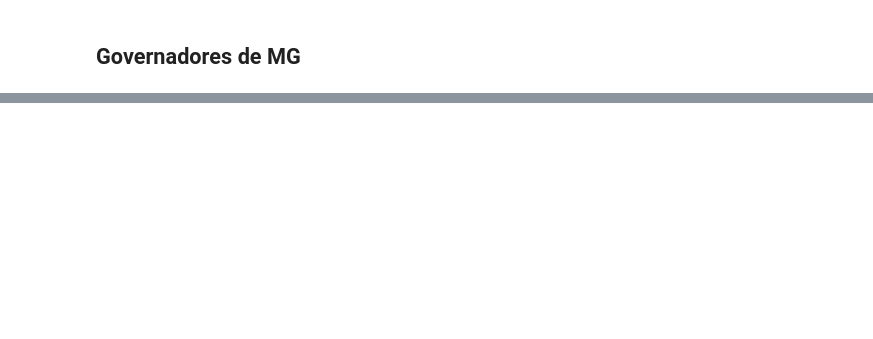
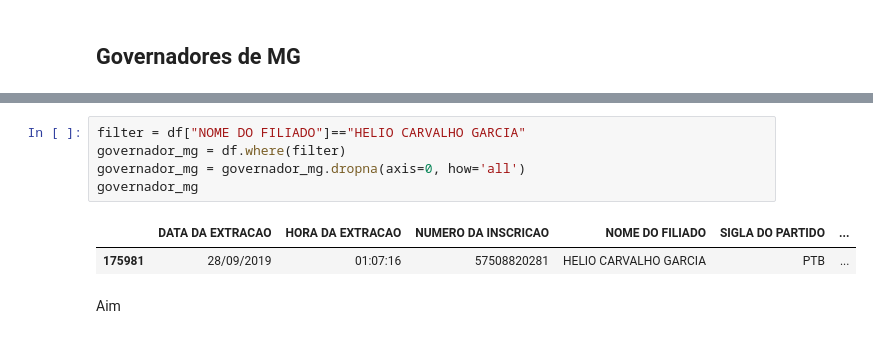
Before and after one commit to pedreirodelima/MG_Filiados, a Jupyter notebook: MG Filiados.ipynb, the cells around one changed output, grey strips where cells are left out. Cells and saved outputs as stored; diff of their text form; blank space fills up the shorter version.

```diff
--- a/MG Filiados.ipynb
+++ b/MG Filiados.ipynb
@@ -327,0 +346,10 @@ Lista dos governadores: https://pt.wikipedia.org/wiki/Lista_de_governadores_de_M
+# %%
+filter = df["NOME DO FILIADO"]=="HELIO CARVALHO GARCIA"
+governador_mg = df.where(filter)
+governador_mg = governador_mg.dropna(axis=0, how='all')
+governador_mg
+# %% [output]
+|  | DATA DA EXTRACAO | HORA DA EXTRACAO | NUMERO DA INSCRICAO | NOME DO FILIADO | SIGLA DO PARTIDO | ... |
+| 175981 | 28/09/2019 | 01:07:16 | 57508820281 | HELIO CARVALHO GARCIA | PTB | ... |
+# %% [markdown]
+Aim
```
Also changed, not shown: parts of 3 cells of this notebook.
